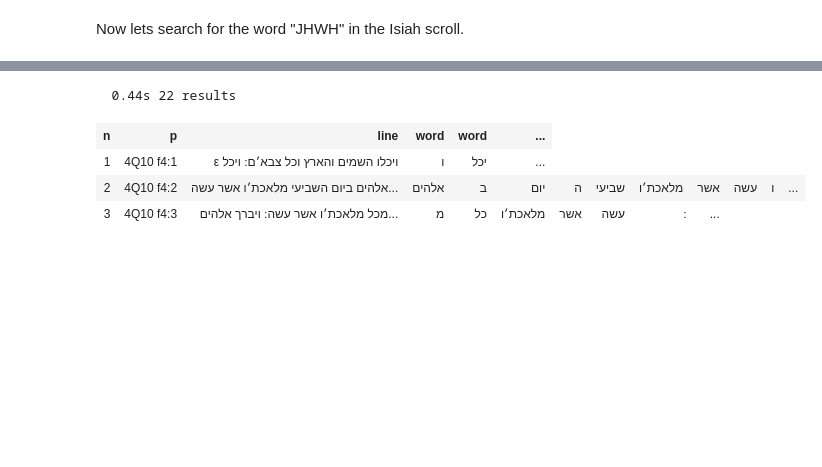
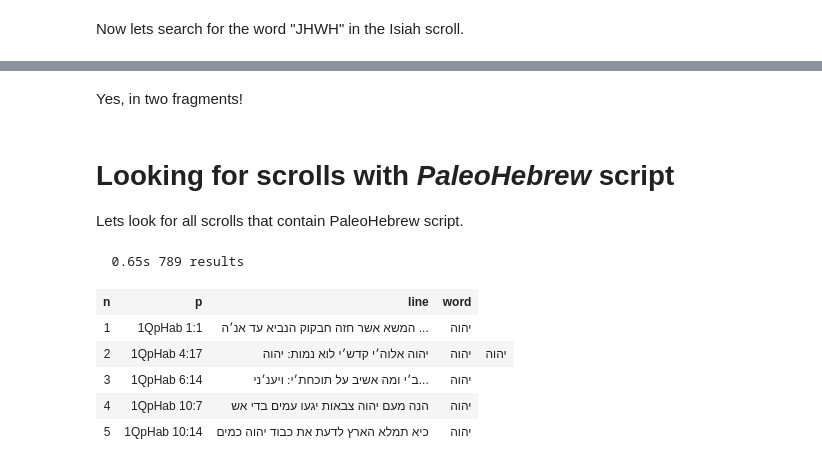
Before and after one commit to oliverglanz/Text-Fabric, a Jupyter notebook: profNBs/0000_ETCBC-TF_DSS_0000_start_o.glanz.ipynb, the cells around one changed output, grey strips where cells are left out. Saved outputs shown, nothing was run; the diff lists cells and outputs as text; code cells hidden in the pictures; blank space fills up the shorter version.

```diff
--- a/profNBs/0000_ETCBC-TF_DSS_0000_start_o.glanz.ipynb
+++ b/profNBs/0000_ETCBC-TF_DSS_0000_start_o.glanz.ipynb
@@ -344,16 +564,23 @@ A.table(Bible2, start=1, end=4, condensed=True, fmt='layout-orig-full')
 | n | p | line | word | word | word | word | word | word | word | word | word | ... |
 | 1 | 4Q72 f1i:5 | ובירושלם השמיעו ואמרו ותקעו שופר ... | ו | ב | ירושלם | השמיעו | ו | אמרו | ו | תקעו | שופר | ... |
 | 2 | 4Q72 f1i:6 | קראו מלאו ואמרו האספו ונבואה אל ע... | קראו | מלאו | ו | אמרו | האספו | ו | נבואה | אל | ערי | ... |
+# %% [markdown]
+Yes, in two fragments!
+# %% [markdown]
+# Looking for scrolls with *PaleoHebrew* script
+Lets look for all scrolls that contain PaleoHebrew script.
 # %%
-Bible3 = '''
+Paleo = '''
 line
-  word book=Gen chapter=2 verse=2
+  word script=paleohebrew
 '''
-Bible3  = A.search(Bible3)
-A.table(Bible3, start=1, end=25, condensed=True, fmt='layout-orig-full')
+Paleo  = A.search(Paleo)
+A.table(Paleo, start=1, end=5, condensed=True, fmt='layout-orig-full')
 # %% [output]
-  0.44s 22 results
+  0.65s 789 results
-| n | p | line | word | word | ... |
-| 1 | 4Q10 f4:1 | ε ויכלו השמים והארץ וכל צבא׳ם ׃ ויכל | ו | יכל | ... |
-| 2 | 4Q10 f4:2 | אלהים ביום השביעי מלאכת׳ו אשר עשה... | אלהים | ב | יום | ה | שביעי | מלאכת׳ו | אשר | עשה | ו | ... |
-| 3 | 4Q10 f4:3 | מכל מלאכת׳ו אשר עשה ׃ ויברך אלהים... | מ | כל | מלאכת׳ו | אשר | עשה | ׃ | ... |
+| n | p | line | word |
+| 1 | 1QpHab 1:1 | המשא אשר חזה חבקוק הנביא עד אנ׳ה ... | יהוה |
+| 2 | 1QpHab 4:17 | יהוה אלוה׳י קדש׳י לוא נמות ׃ יהוה | יהוה | יהוה |
+| 3 | 1QpHab 6:14 | ב׳י ומה אשיב על תוכחת׳י ׃ ויענ׳ני... | יהוה |
+| 4 | 1QpHab 10:7 | הנה מעם יהוה צבאות יגעו עמים בדי אש | יהוה |
+| 5 | 1QpHab 10:14 | כיא תמלא הארץ לדעת את כבוד יהוה כמים | יהוה |
```
Also changed, not shown: parts of 65 cells of this notebook.
